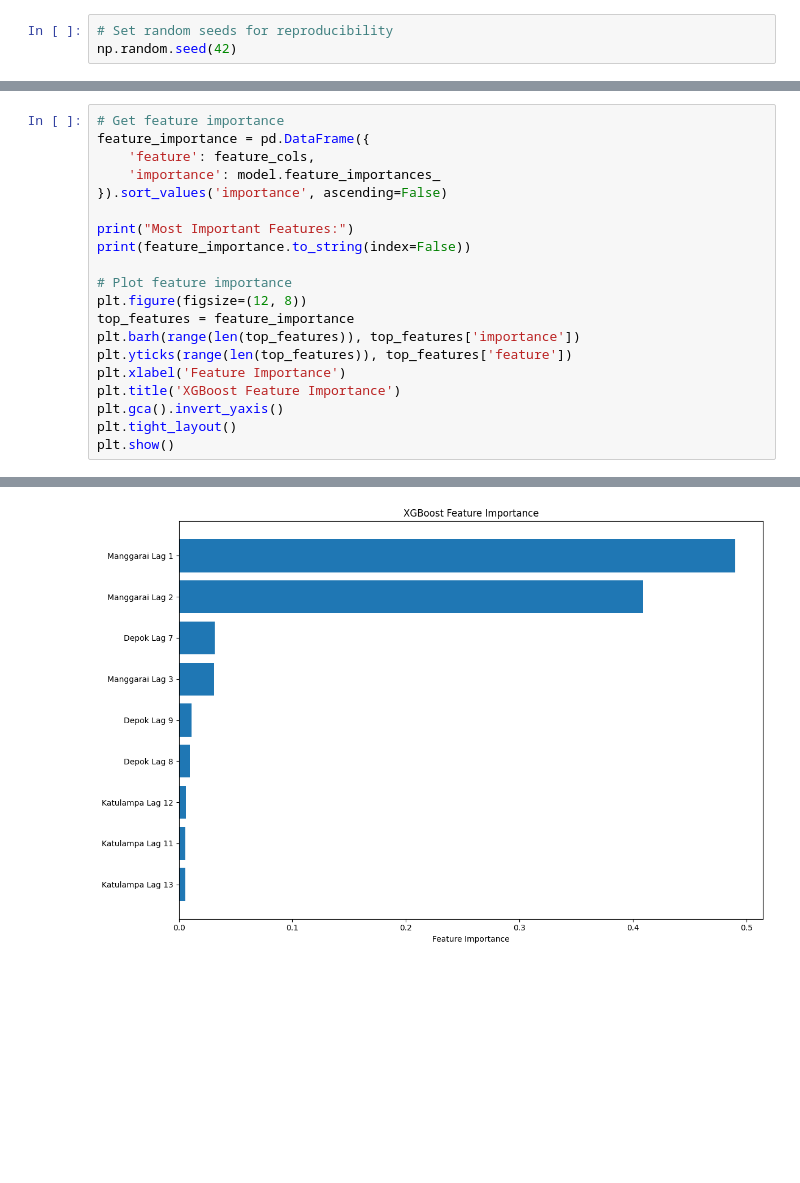
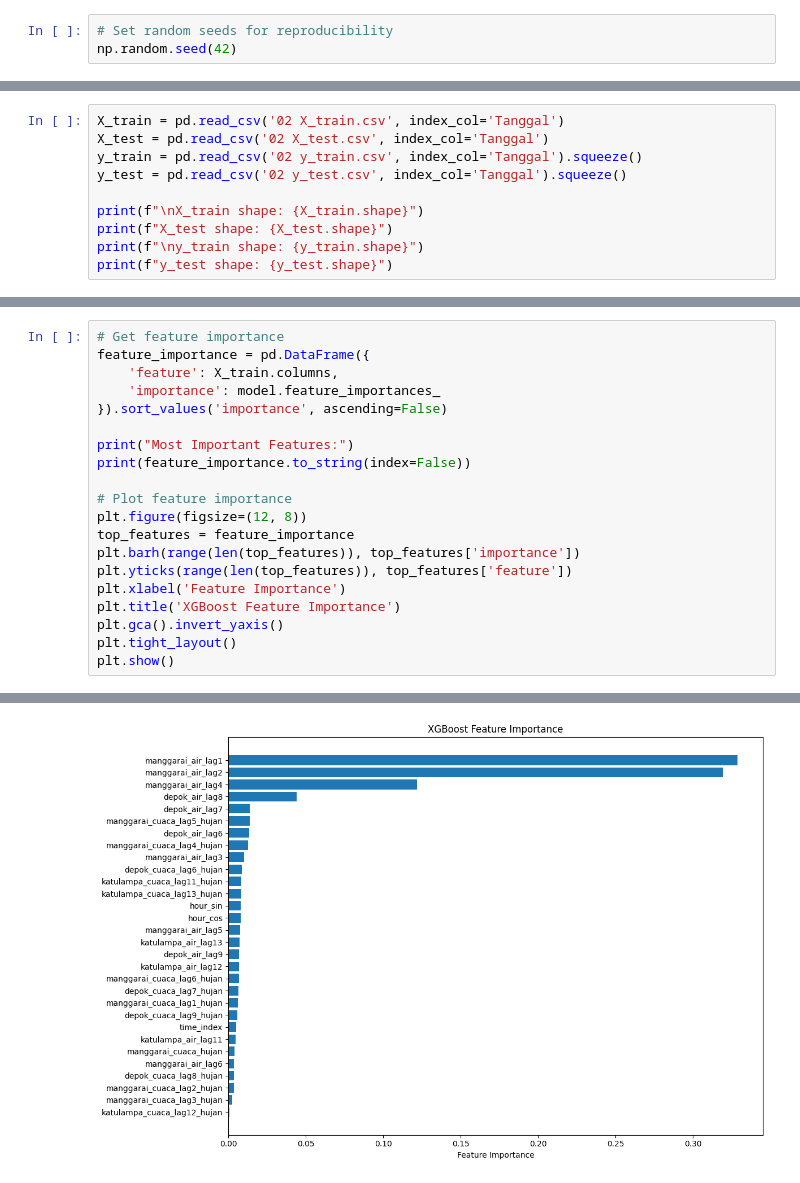
Before and after one commit to elvano22/Pintu-Air, a Jupyter notebook: 08a_XGBoost_Manggarai.ipynb, the cells around one changed output, grey strips where cells are left out. Cells and saved outputs as stored; diff of their text form; blank space fills up the shorter version.

```diff
--- a/08a_XGBoost_Manggarai.ipynb
+++ b/08a_XGBoost_Manggarai.ipynb
@@ -123,0 +44,10 @@ y_test shape: (1561,)
+# %%
+X_train = pd.read_csv('02 X_train.csv', index_col='Tanggal')
+X_test = pd.read_csv('02 X_test.csv', index_col='Tanggal')
+y_train = pd.read_csv('02 y_train.csv', index_col='Tanggal').squeeze()
+y_test = pd.read_csv('02 y_test.csv', index_col='Tanggal').squeeze()
+
+print(f"\nX_train shape: {X_train.shape}")
+print(f"X_test shape: {X_test.shape}")
+print(f"\ny_train shape: {y_train.shape}")
+print(f"y_test shape: {y_test.shape}")
@@ -255,7 +208,7 @@ ADDITIONAL TEST METRICS:
 # %%
 # Get feature importance
 feature_importance = pd.DataFrame({
-    'feature': feature_cols,
+    'feature': X_train.columns,
     'importance': model.feature_importances_
 }).sort_values('importance', ascending=False)
 
@@ -287,4 +246,4 @@ Katulampa Lag 13    0.005699
-[figure, old version]
+[figure, new version]
 # %%
 # Create comprehensive visualization
 fig, axes = plt.subplots(2, 2, figsize=(20, 15))
```
Also changed, not shown: parts of 13 cells of this notebook.
